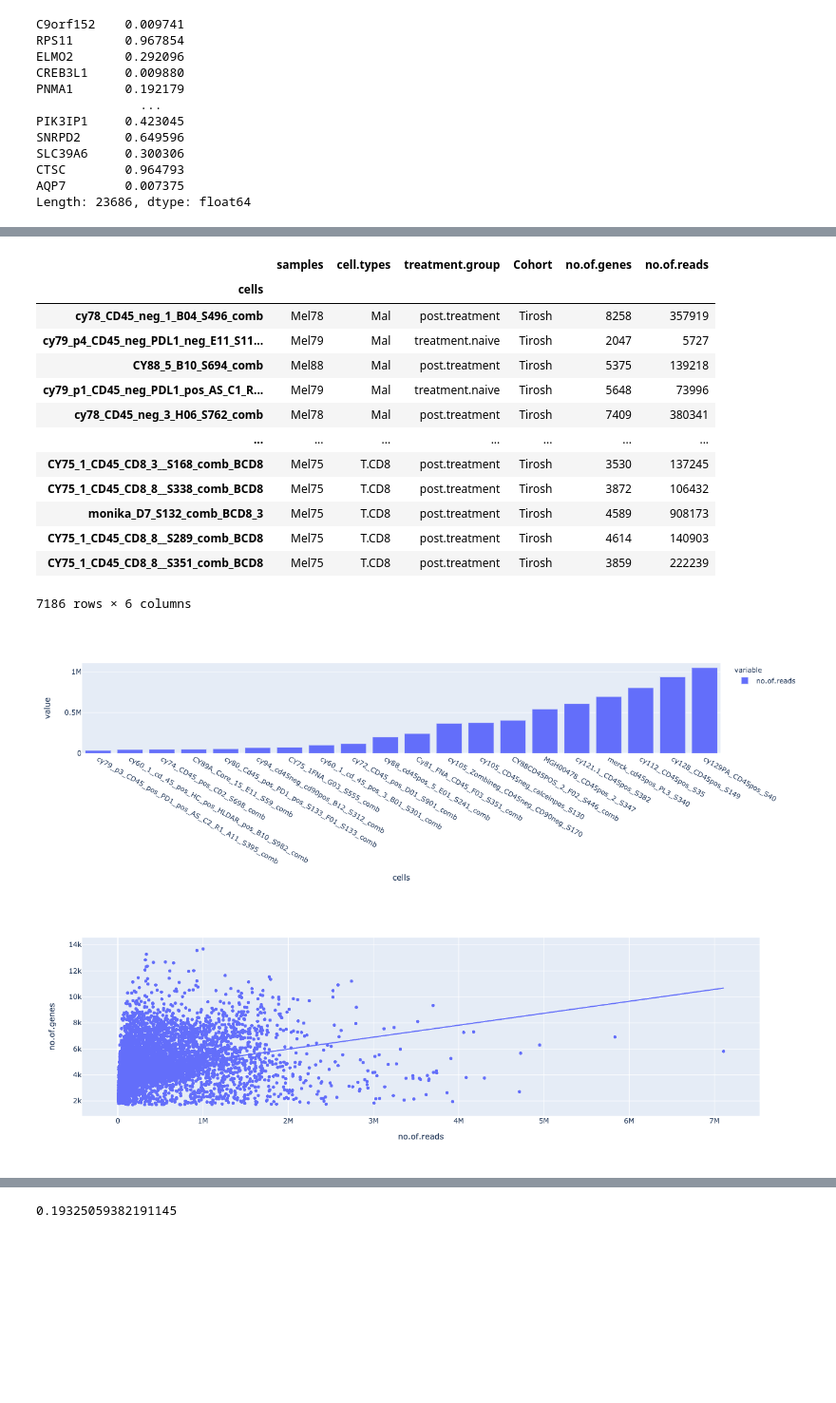
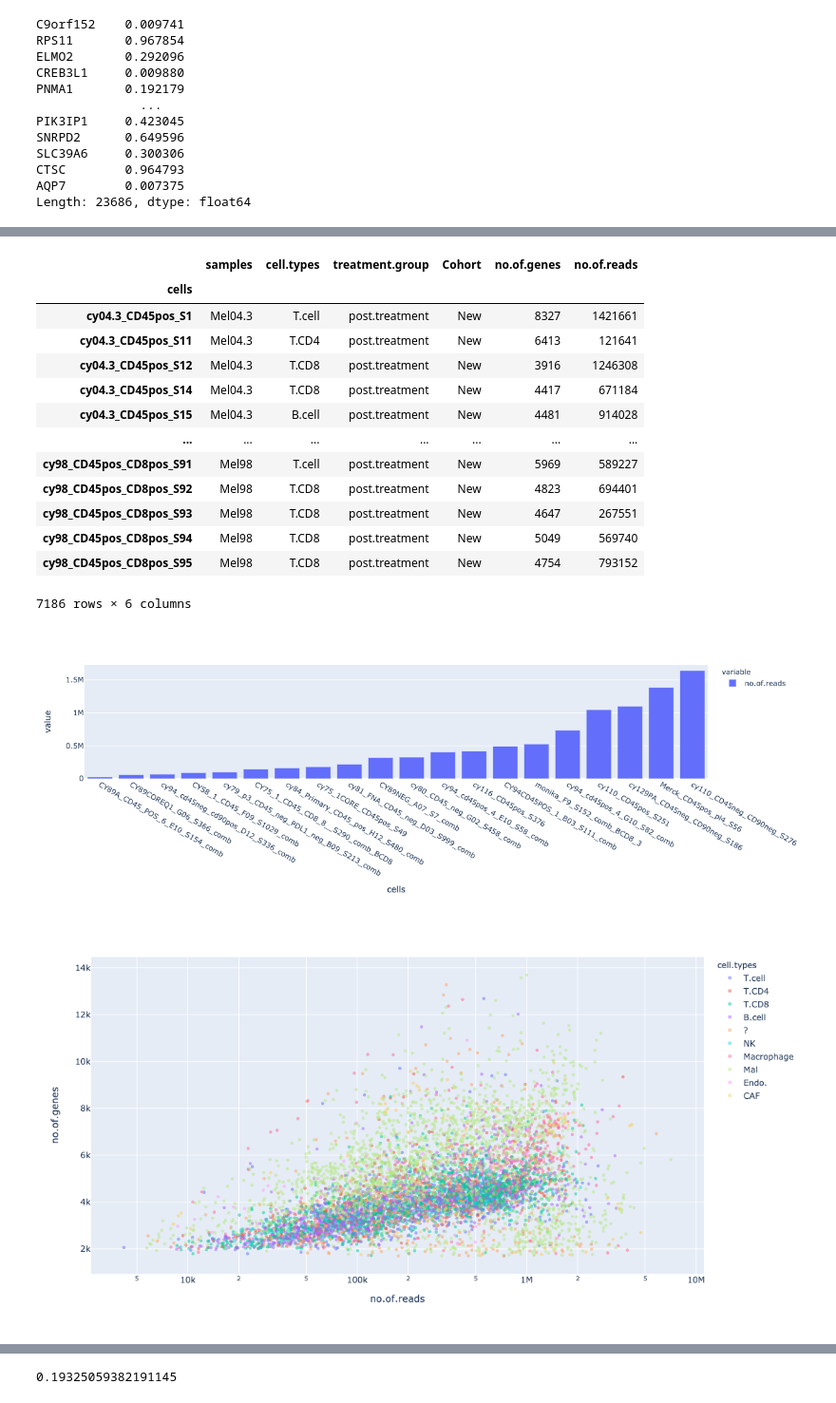
Before and after one commit to davidliu-lab/deconv, a Jupyter notebook: Load Derek's sc data from GEO.ipynb, the cells around one changed output, grey strips where cells are left out. Shown at 95% size. Drawn from its saved outputs; the diff is of its cells as text; code cells hidden in the pictures; blank space fills up the shorter version.

```diff
--- a/Load Derek's sc data from GEO.ipynb
+++ b/Load Derek's sc data from GEO.ipynb
@@ -131,42 +151,56 @@ fig.show(renderer='jupyterlab+png')
 # %%
 df_cell_annotations = pd.read_csv(
     "./data/ftp/GSE115978/GSE115978_cell.annotations.csv",
-    index_col=0
 )
+df_cell_annotations = df_cell_annotations.sort_values(["samples", "cells"])
+df_cell_annotations = df_cell_annotations.set_index("cells")
 # %%
 df_cell_annotations
 # %% [output]
 |  | samples | cell.types | treatment.group | Cohort | no.of.genes | no.of.reads |
 | cells |  |  |  |  |  |  |
-| cy78_CD45_neg_1_B04_S496_comb | Mel78 | Mal | post.treatment | Tirosh | 8258 | 357919 |
-| cy79_p4_CD45_neg_PDL1_neg_E11_S11... | Mel79 | Mal | treatment.naive | Tirosh | 2047 | 5727 |
-| CY88_5_B10_S694_comb | Mel88 | Mal | post.treatment | Tirosh | 5375 | 139218 |
-| cy79_p1_CD45_neg_PDL1_pos_AS_C1_R... | Mel79 | Mal | treatment.naive | Tirosh | 5648 | 73996 |
-| cy78_CD45_neg_3_H06_S762_comb | Mel78 | Mal | post.treatment | Tirosh | 7409 | 380341 |
+| cy04.3_CD45pos_S1 | Mel04.3 | T.cell | post.treatment | New | 8327 | 1421661 |
+| cy04.3_CD45pos_S11 | Mel04.3 | T.CD4 | post.treatment | New | 6413 | 121641 |
+| cy04.3_CD45pos_S12 | Mel04.3 | T.CD8 | post.treatment | New | 3916 | 1246308 |
+| cy04.3_CD45pos_S14 | Mel04.3 | T.CD8 | post.treatment | New | 4417 | 671184 |
+| cy04.3_CD45pos_S15 | Mel04.3 | B.cell | post.treatment | New | 4481 | 914028 |
 | ... | ... | ... | ... | ... | ... | ... |
-| CY75_1_CD45_CD8_3__S168_comb_BCD8 | Mel75 | T.CD8 | post.treatment | Tirosh | 3530 | 137245 |
-| CY75_1_CD45_CD8_8__S338_comb_BCD8 | Mel75 | T.CD8 | post.treatment | Tirosh | 3872 | 106432 |
-| monika_D7_S132_comb_BCD8_3 | Mel75 | T.CD8 | post.treatment | Tirosh | 4589 | 908173 |
-| CY75_1_CD45_CD8_8__S289_comb_BCD8 | Mel75 | T.CD8 | post.treatment | Tirosh | 4614 | 140903 |
-| CY75_1_CD45_CD8_8__S351_comb_BCD8 | Mel75 | T.CD8 | post.treatment | Tirosh | 3859 | 222239 |
+| cy98_CD45pos_CD8pos_S91 | Mel98 | T.cell | post.treatment | New | 5969 | 589227 |
+| cy98_CD45pos_CD8pos_S92 | Mel98 | T.CD8 | post.treatment | New | 4823 | 694401 |
+| cy98_CD45pos_CD8pos_S93 | Mel98 | T.CD8 | post.treatment | New | 4647 | 267551 |
+| cy98_CD45pos_CD8pos_S94 | Mel98 | T.CD8 | post.treatment | New | 5049 | 569740 |
+| cy98_CD45pos_CD8pos_S95 | Mel98 | T.CD8 | post.treatment | New | 4754 | 793152 |
 7186 rows × 6 columns
 # %%
 fig = px.bar(df_cell_annotations["no.of.reads"].sample(20).sort_values())
 
 fig.show(renderer='jupyterlab+png')
 # %% [output]
-[figure, old version]
+[figure, new version]
 # %%
 fig = px.scatter(
-    df_cell_annotations[["no.of.reads", "no.of.genes"]],
+    df_cell_annotations,
     x="no.of.reads",
     y="no.of.genes",
-    trendline="ols"
+    trendline="OLS",
+    color="cell.types",
+    opacity=0.5,
 )
 
+fig.update_traces(
+    marker=dict(size=5),
+    selector=dict(mode='markers')
+)
+
+fig.update_xaxes(
+    type="log"
+)
+
+fig.update_layout(height=600)
+
 fig.show(renderer='jupyterlab+png')
 # %% [output]
-[figure, old version]
+[figure, new version]
 # %%
 fig = px.bar(
     df_cell_annotations.pivot_table(index="samples", columns="treatment.group", aggfunc='size', fill_value=0)
```
Also changed, not shown: parts of 6 cells of this notebook, 2 other files.
